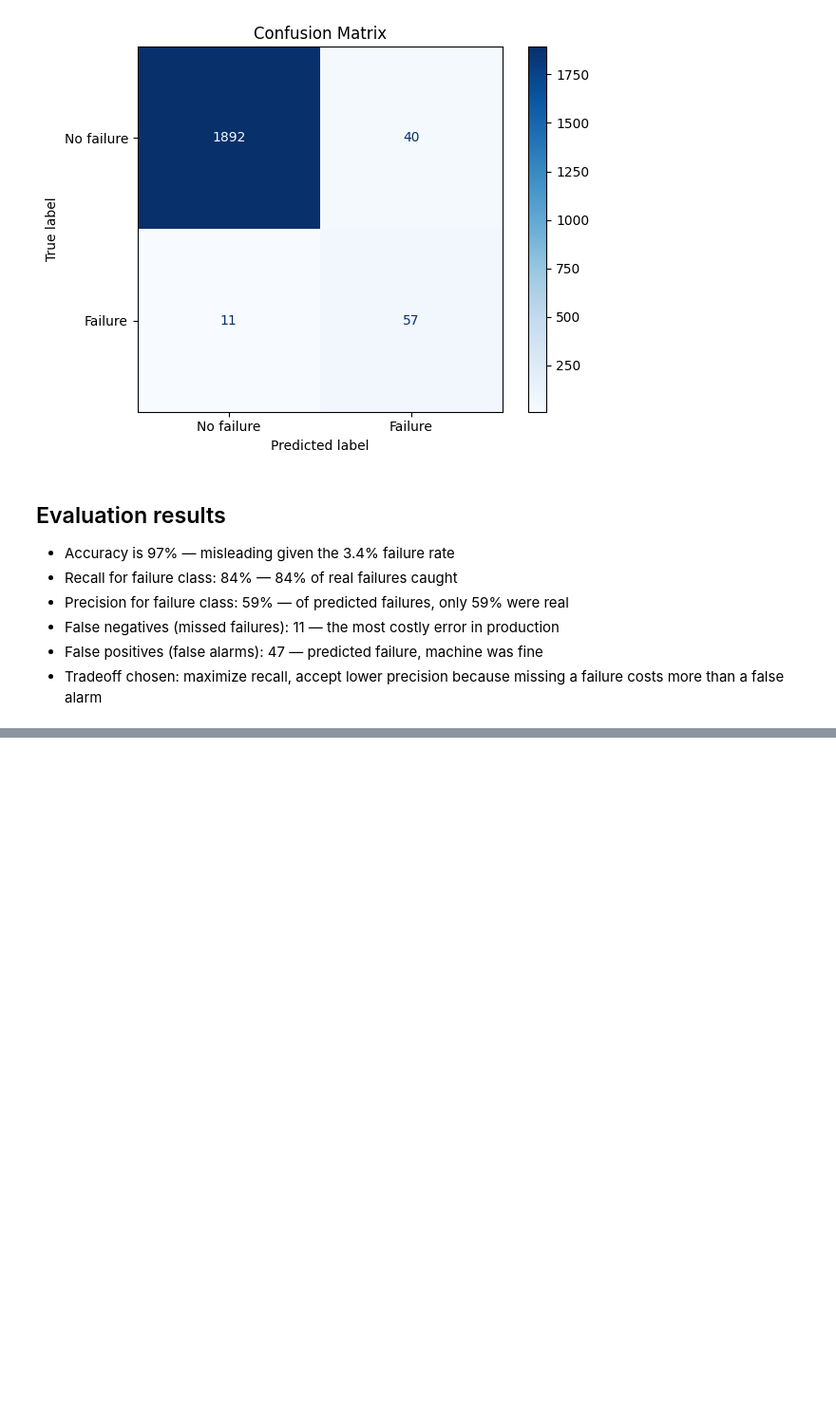
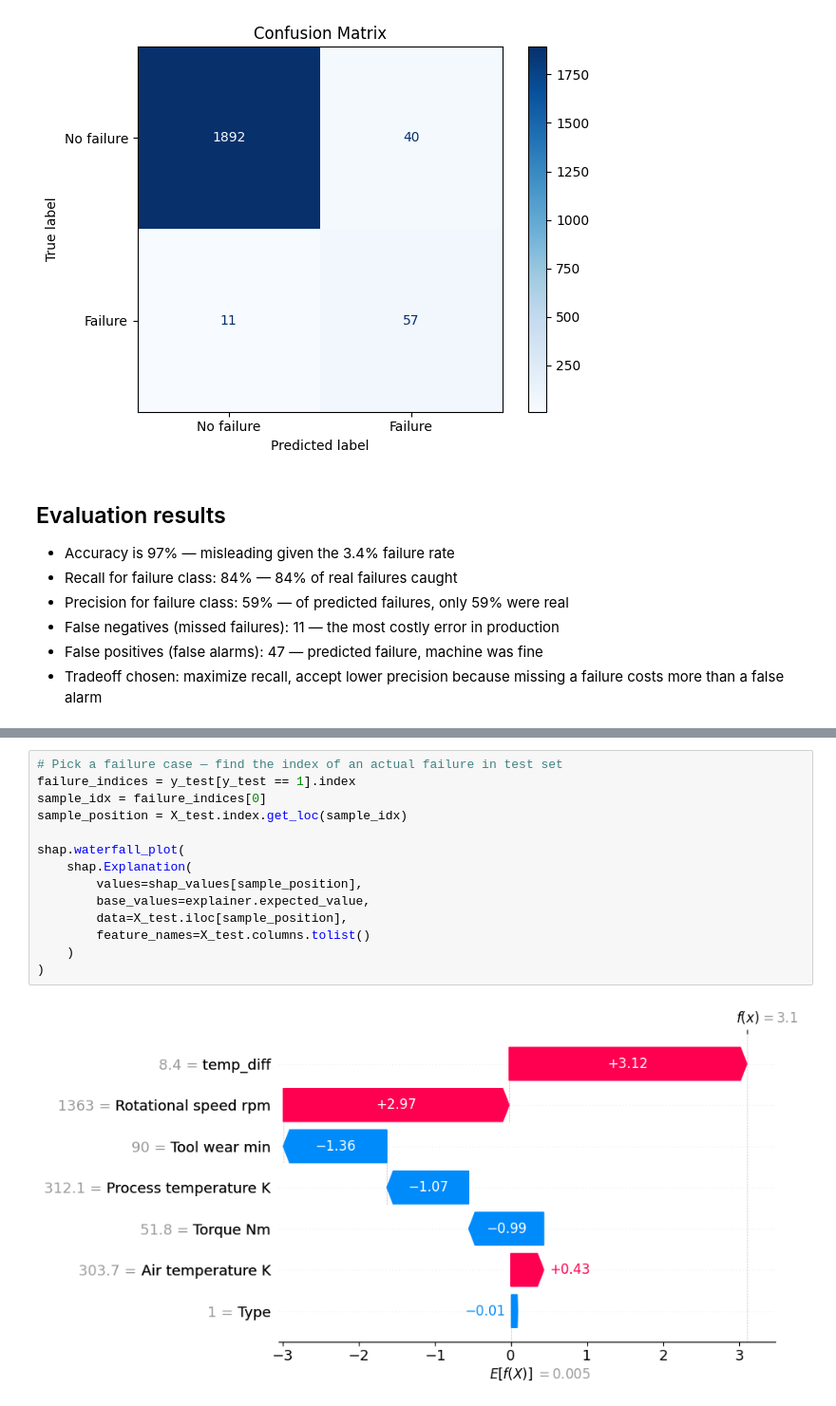
Before and after one commit to leithmaj/predictive-maintenance-ai, a Jupyter notebook: 1_tabular_ml/02_model.ipynb, the cells around one changed output, grey strips where cells are left out. Shown at 95% size. Saved outputs shown, nothing was run; the diff lists cells and outputs as text; blank space fills up the shorter version.

```diff
--- a/1_tabular_ml/02_model.ipynb
+++ b/1_tabular_ml/02_model.ipynb
@@ -168,0 +182,16 @@ plt.show()
+# %%
+# Pick a failure case — find the index of an actual failure in test set
+failure_indices = y_test[y_test == 1].index
+sample_idx = failure_indices[0]
+sample_position = X_test.index.get_loc(sample_idx)
+
+shap.waterfall_plot(
+    shap.Explanation(
+        values=shap_values[sample_position],
+        base_values=explainer.expected_value,
+        data=X_test.iloc[sample_position],
+        feature_names=X_test.columns.tolist()
+    )
+)
+# %% [output]
+[figure, added]
```
Also changed, not shown: parts of 4 cells of this notebook.
